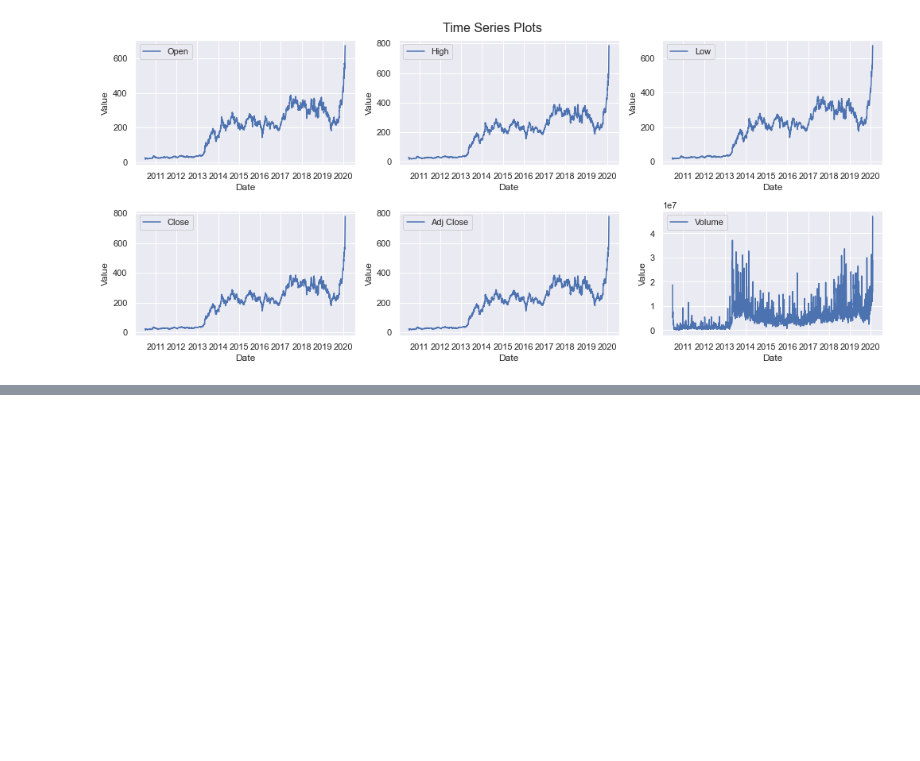
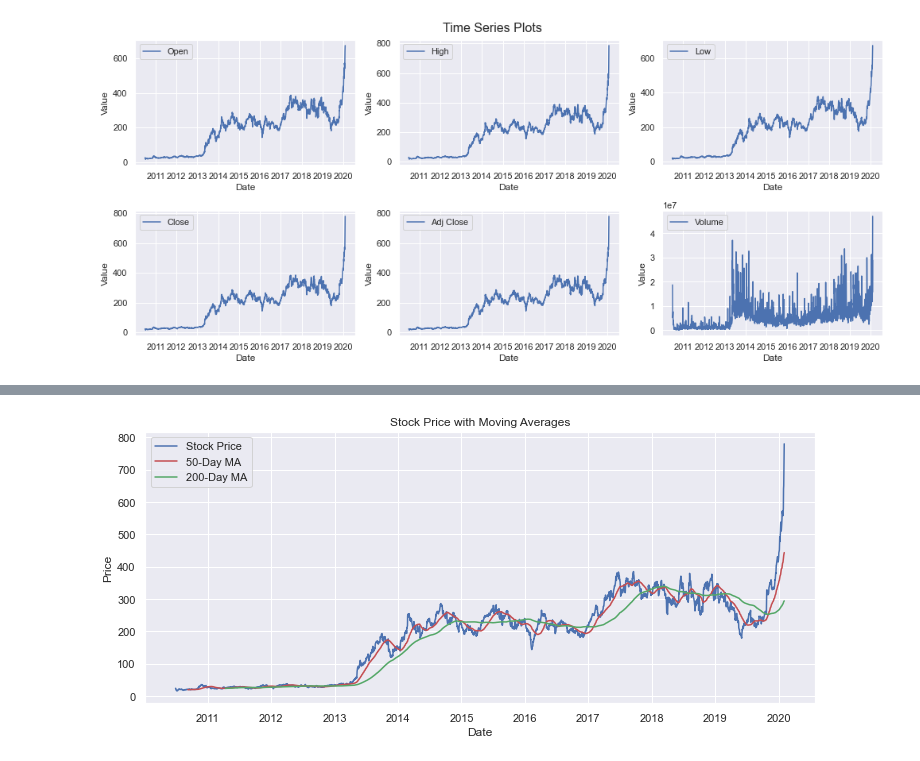
Before and after one commit to Mwizerwa/Stock_Price_Prediction, a Jupyter notebook: notebooks/data_exploration.ipynb, the cells around one changed output, grey strips where cells are left out. Cells and saved outputs as stored; diff of their text form; code cells hidden in the pictures; blank space fills up the shorter version.

```diff
--- a/notebooks/data_exploration.ipynb
+++ b/notebooks/data_exploration.ipynb
@@ -73,0 +86,19 @@ plt.show()
+# %%
+#Calculate moving averages for 50 and200 days
+dataset["MA_50"] = dataset["Adj Close"].rolling(window=50).mean()
+dataset["MA_200"] = dataset["Adj Close"].rolling(window=200).mean()
+# %%
+#plot moving averages
+plt.figure(figsize=(12, 5))
+#Plot adj close variable alongside moving averages
+plt.plot(dataset["Date"], dataset["Adj Close"], label="Stock Price", color="b")
+plt.plot(dataset["Date"], dataset["MA_50"], label="50-Day MA", color="r")
+plt.plot(dataset["Date"], dataset["MA_200"], label="200-Day MA", color="g")
+#Titles
+plt.xlabel("Date")
+plt.ylabel("Price")
+plt.title("Stock Price with Moving Averages")
+plt.legend()
+plt.show()
+# %% [output]
+[figure, added]
```
Also changed, not shown: parts of 3 cells of this notebook.
